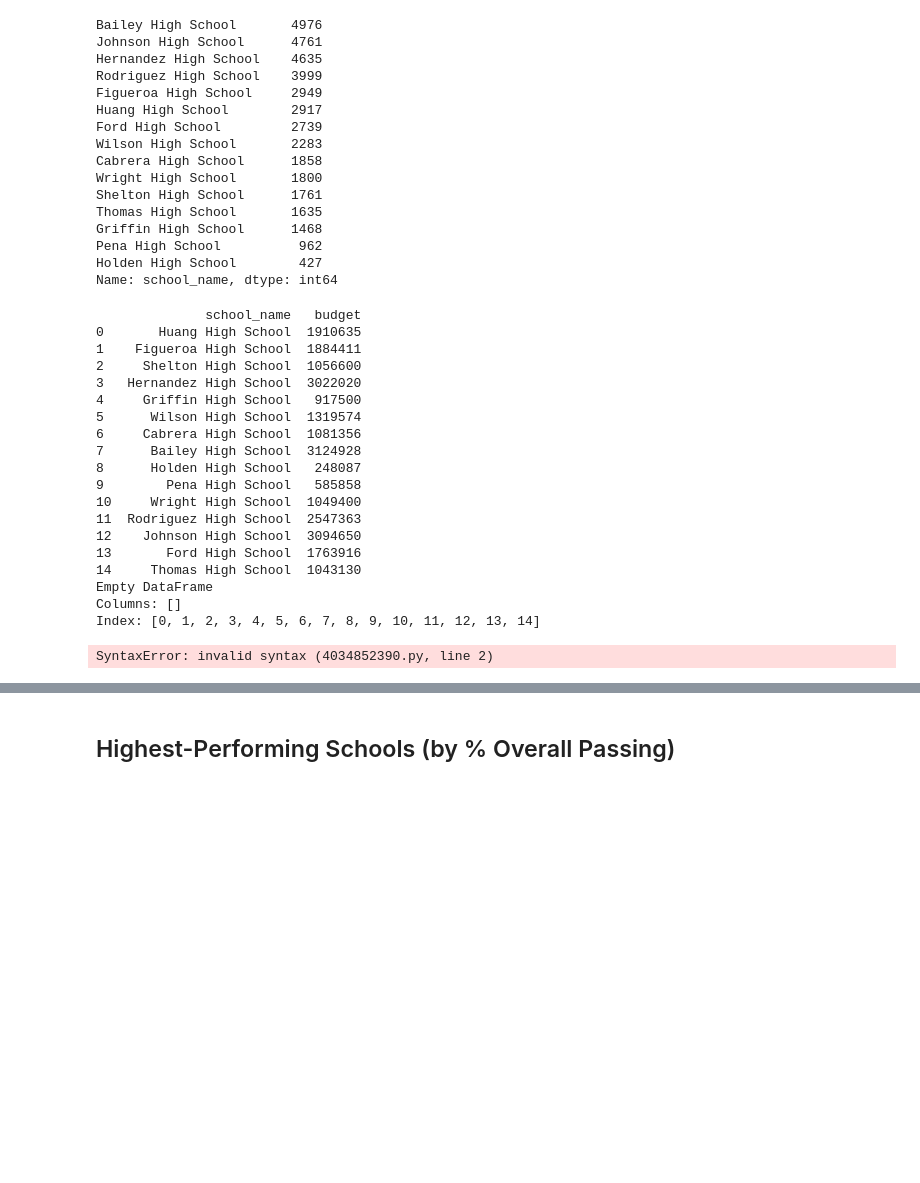
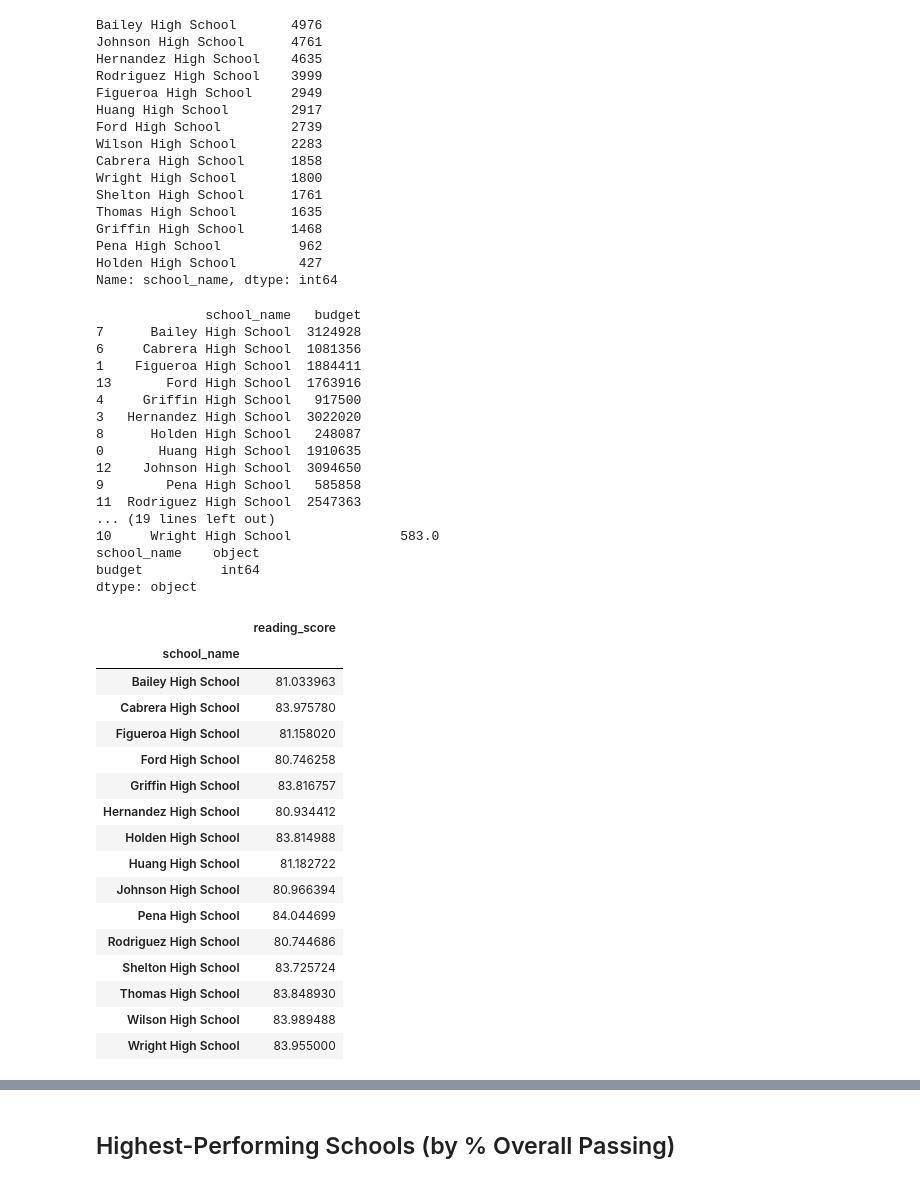
Before and after one commit to EstherBaum/pandas_challenge, a Jupyter notebook: PyCitySchools/PyCitySchools_starter.ipynb, the cells around one changed output, grey strips where cells are left out. Saved outputs shown, nothing was run; the diff lists cells and outputs as text; code cells hidden in the pictures; blank space fills up the shorter version.

```diff
--- a/PyCitySchools/PyCitySchools_starter.ipynb
+++ b/PyCitySchools/PyCitySchools_starter.ipynb
@@ -127,35 +127,61 @@ Pena High School          962
 Holden High School        427
 Name: school_name, dtype: int64
 # %%
-# Calculate the total school budget and per capita spending per school #COME BACK TO MAYBE. MIGHT NEED TO SORT?. could merge the DataFrames?
-per_school_budget = school_data[["school_name","budget"]]
-school_data["per_school_capita"] = school_data["budget"]/school_data["size"]
-per_school_capita = school_data[[]]
-print(per_school_budget)
-print(per_school_capita)
+# Calculate the total school budget and per capita spending per school #COME BACK TO MAYBE. MIGHT NEED TO SORT?. could merge the DataFrames? #do these need to be series?
+#per_school_budget = school_data[["school_name","budget"]]
+#school_data["per_school_capita"] = school_data["budget"]/school_data["size"]
+#school_data = school_data.sort_values(["school_name"])
+#per_school_capita = school_data[["school_name","per_school_capita"]]
+#per_school_capital = school_data.sort_values(["school_name"])
+#print(per_school_budget)
+#print(per_school_capita)
+
+per_school_budget = school_data_complete
 # %% [output]
               school_name   budget
+7      Bailey High School  3124928
+6     Cabrera High School  1081356
+1    Figueroa High School  1884411
+13       Ford High School  1763916
+4     Griffin High School   917500
+3   Hernandez High School  3022020
+8      Holden High School   248087
 0       Huang High School  1910635
-1    Figueroa High School  1884411
-2     Shelton High School  1056600
-3   Hernandez High School  3022020
-4     Griffin High School   917500
-5      Wilson High School  1319574
-6     Cabrera High School  1081356
-7      Bailey High School  3124928
-8      Holden High School   248087
+12    Johnson High School  3094650
 9        Pena High School   585858
-10     Wright High School  1049400
 11  Rodriguez High School  2547363
-12    Johnson High School  3094650
-13       Ford High School  1763916
-14     Thomas High School  1043130
-Empty DataFrame
-Columns: []
-Index: [0, 1, 2, 3, 4, 5, 6, 7, 8, 9, 10, 11, 12, 13, 14]
+... (19 lines left out)
+10     Wright High School              583.0
+school_name    object
+budget          int64
+dtype: object
-# %%
-# Calculate the average test scores per school
-per_school_math =
-per_school_reading =
-# %% [output]
-SyntaxError: invalid syntax (4034852390.py, line 2)
+# %%
+# Calculate the average test scores per school #Come Back To!!
+#incident_time_df = converted_fires_df[["Indident City", "Incident Type Code", "Response TIme (seconds)",
+#                                       Incident Duration (seconds)"]]
+#incident_time_df.groupby(["Incident City", "Incident Type Code"]).mean().head()
+
+per_school_math = school_data_complete[["school_name", "math_score"]]
+per_school_math = per_school_math.groupby(["school_name"]).mean()
+per_school_math
+per_school_reading = school_data_complete[["school_name", "reading_score"]]
+per_school_reading = per_school_reading.groupby(["school_name"]).mean()
+per_school_reading
+# %% [output]
+|  | reading_score |
+| school_name |  |
+| Bailey High School | 81.033963 |
+| Cabrera High School | 83.975780 |
+| Figueroa High School | 81.158020 |
+| Ford High School | 80.746258 |
+| Griffin High School | 83.816757 |
+| Hernandez High School | 80.934412 |
+| Holden High School | 83.814988 |
+| Huang High School | 81.182722 |
+| Johnson High School | 80.966394 |
+| Pena High School | 84.044699 |
+| Rodriguez High School | 80.744686 |
+| Shelton High School | 83.725724 |
+| Thomas High School | 83.848930 |
+| Wilson High School | 83.989488 |
+| Wright High School | 83.955000 |
```
Also changed, not shown: parts of 16 cells of this notebook.
